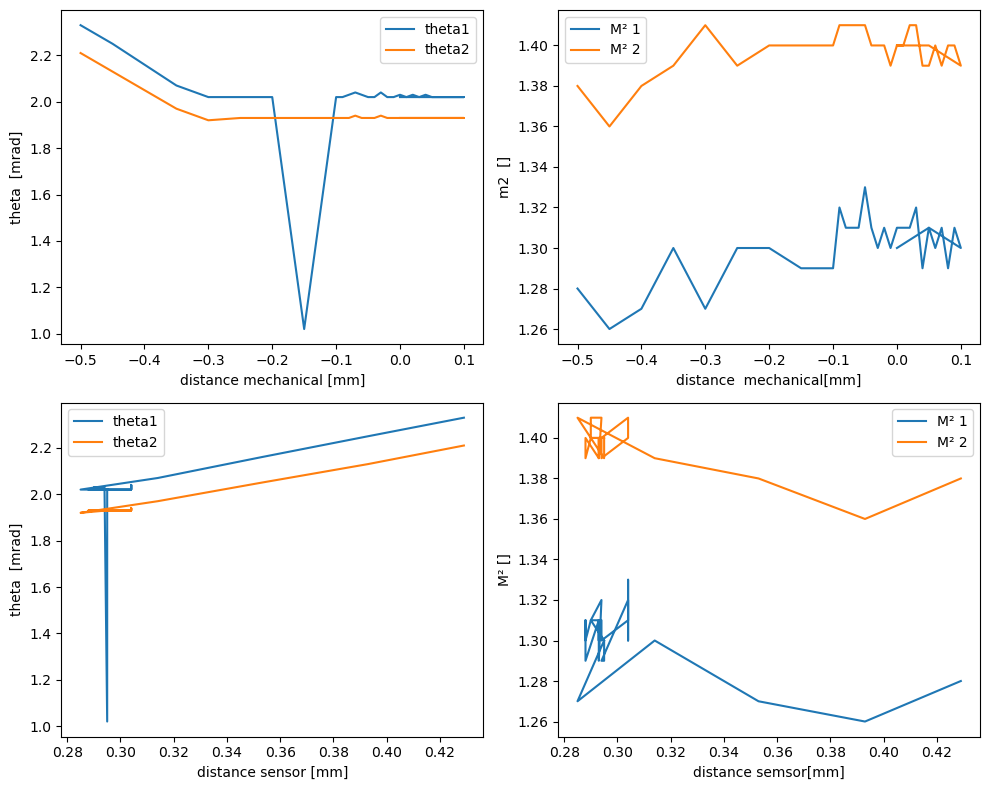
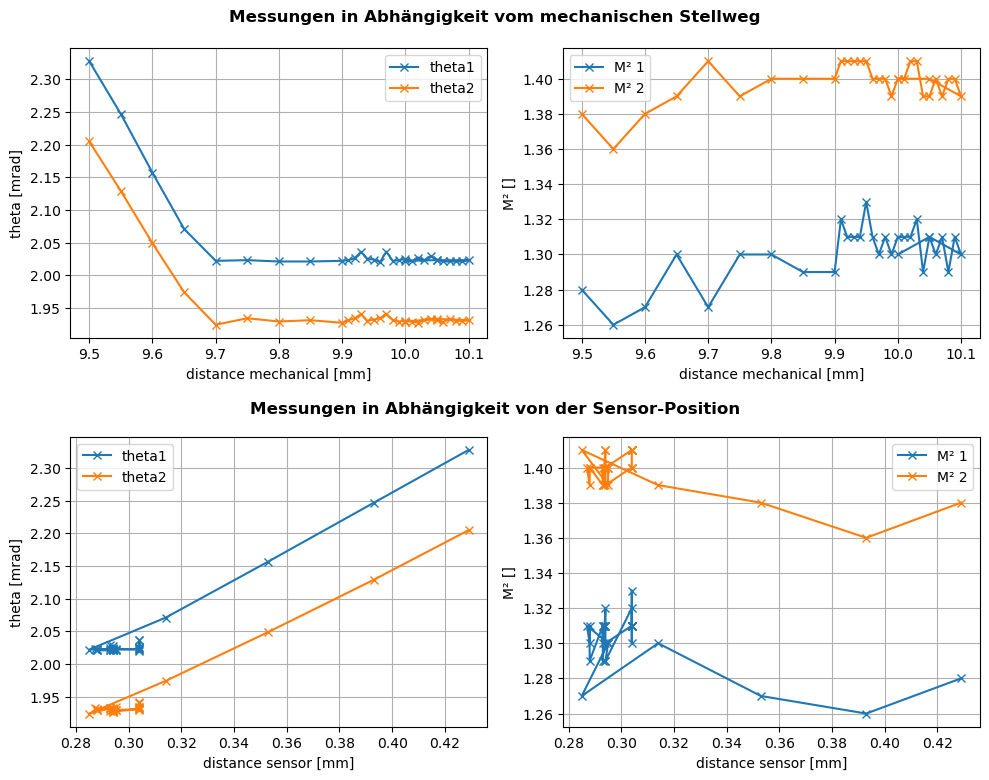
The change to this notebook cell's code, shown as a diff; its figure went from the first image to the second:
--- before
+++ after
@@ -11,33 +11,51 @@
 M2_2= data[6:, 7]
 
-distance_mechanical_delta=distance_mechanical-10
+#distance_mechanical_delta=distance_mechanical-10
 
 
 fig, ax = plt.subplots(2, 2, figsize=(10, 8))
 
-ax[0, 0].plot(distance_mechanical_delta, theta1, label='theta1')
-ax[0, 0].plot(distance_mechanical_delta, theta2, label='theta2')
+ax[0, 0].plot(distance_mechanical, theta1, '-x', label='theta1')
+ax[0, 0].plot(distance_mechanical, theta2, '-x', label='theta2')
 ax[0, 0].set_xlabel('distance mechanical [mm]')
-ax[0, 0].set_ylabel('theta  [mrad]')
+ax[0, 0].set_ylabel('theta [mrad]')
 ax[0, 0].legend()
+ax[0, 0].grid(True)
 
-ax[0, 1].plot(distance_mechanical_delta, M2_1, label='M² 1')
-ax[0, 1].plot(distance_mechanical_delta, M2_2, label='M² 2')
-ax[0, 1].set_xlabel('distance  mechanical[mm]')
-ax[0, 1].set_ylabel('m2  []')
+ax[0, 1].plot(distance_mechanical, M2_1, '-x', label='M² 1')
+ax[0, 1].plot(distance_mechanical, M2_2, '-x', label='M² 2')
+ax[0, 1].set_xlabel('distance mechanical [mm]')
+ax[0, 1].set_ylabel('M² []')
 ax[0, 1].legend()
+ax[0, 1].grid(True)
 
-ax[1, 0].plot(distance_sensor, theta1, label='theta1')
-ax[1, 0].plot(distance_sensor, theta2, label='theta2')
+# --- UNTERE REIHE ---
+ax[1, 0].plot(distance_sensor, theta1, '-x', label='theta1')
+ax[1, 0].plot(distance_sensor, theta2, '-x', label='theta2')
 ax[1, 0].set_xlabel('distance sensor [mm]')
-ax[1, 0].set_ylabel('theta  [mrad]')
+ax[1, 0].set_ylabel('theta [mrad]')
 ax[1, 0].legend()
+ax[1, 0].grid(True)
 
-ax[1, 1].plot(distance_sensor, M2_1, label='M² 1')
-ax[1, 1].plot(distance_sensor, M2_2, label='M² 2')
-ax[1, 1].set_xlabel('distance semsor[mm]')
+ax[1, 1].plot(distance_sensor, M2_1, '-x', label='M² 1')
+ax[1, 1].plot(distance_sensor, M2_2, '-x', label='M² 2')
+ax[1, 1].set_xlabel('distance sensor [mm]')
 ax[1, 1].set_ylabel('M² []')
 ax[1, 1].legend()
+ax[1, 1].grid(True)
 
-plt.tight_layout()
+# --- NEU: GEMEINSAME ÜBERSCHRIFT FÜR DIE BEIDEN OBEREN PLOTS ---
+fig.text(0.5, 0.96, 'Messungen in Abhängigkeit vom mechanischen Stellweg', 
+         ha='center', va='center', fontsize=12, fontweight='bold')
+
+# --- GEMEINSAME ÜBERSCHRIFT FÜR DIE BEIDEN UNTEREN PLOTS ---
+fig.text(0.5, 0.47, 'Messungen in Abhängigkeit von der Sensor-Position', 
+         ha='center', va='center', fontsize=12, fontweight='bold')
+
+# h_pad vergrößert den Abstand zwischen den Reihen, 
+# rect lässt oben Platz für die ganz obere Überschrift
+plt.tight_layout(h_pad=4.0, rect=[0, 0, 1, 0.94]) 
+
+plt.savefig("m2_measurement.pdf")
+
 plt.show()

Commit: better plot